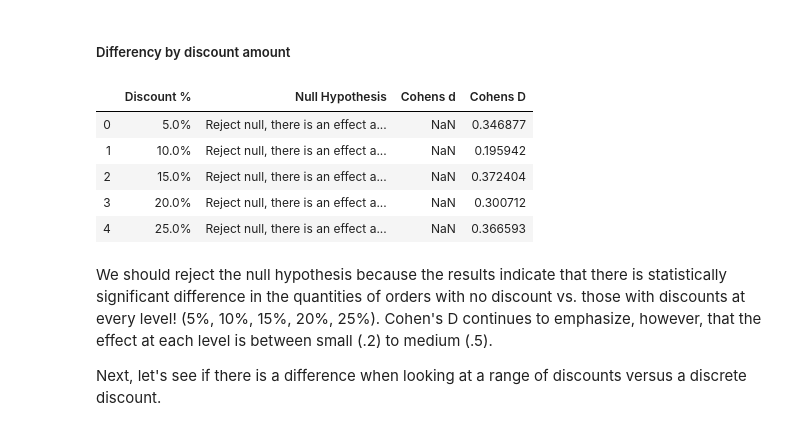
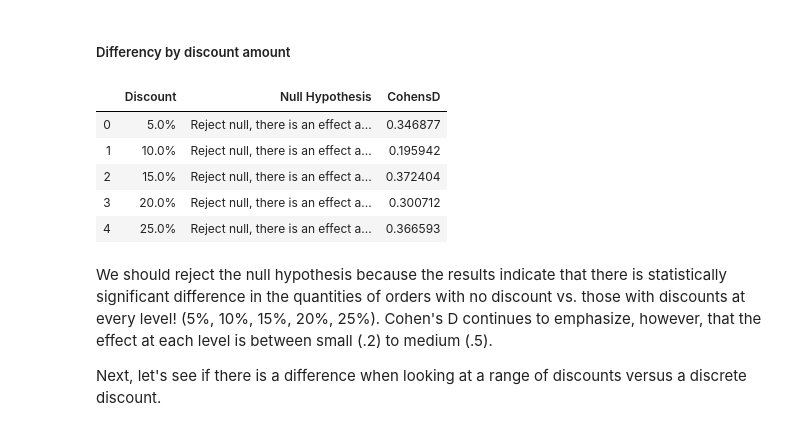
Before and after one commit to melisabardhi/Project2, a Jupyter notebook: Project 2.ipynb, the cells around one changed output. Drawn from its saved outputs; the diff is of its cells as text; code cells hidden in the pictures.

```diff
--- a/Project 2.ipynb
+++ b/Project 2.ipynb
@@ -700,27 +699,28 @@ A Cohen's D of .28 suggests that our effect size is small. While our results are
 ##### Differency by discount amount
 # %%
 # Create table summarizing all tests for different levels of discount
-discounts_significance_df = pd.DataFrame(columns=['Discount %','Null Hypothesis','Cohens d'], index=None)
+discounts_significance_df = pd.DataFrame(columns=['Discount','Null Hypothesis','CohensD'], index=None)
 
 # Dictate discount levels for sample
 discounts = [0.05, 0.1, 0.15, 0.2, 0.25]
 control = OrderDetail_df[OrderDetail_df['Discount']==0]['Quantity']
 
 # For loop generating hypothesis results at each discount level
 for i in discounts:
     experimental = OrderDetail_df[OrderDetail_df['Discount']==i]['Quantity']
     st, p = stats.ttest_ind(control, experimental)
     d = Cohen_d(experimental, control)
-    discounts_significance_df = discounts_significance_df.append({'Discount %': str(i*100)+'%', 'Null Hypothesis': 'Reject null, there is an effect at this level' if p < 0.5 else 'Accept null: no effect at this level', 'Cohens D' : d }, ignore_index=True)
+    discounts_significance_df = discounts_significance_df.append({'Discount': str(i*100)+'%', 'Null Hypothesis': 'Reject null, there is an effect at this level' if p < 0.5 else 'Accept null: no effect at this level', 'CohensD' : d }, ignore_index=True)
+
 
 discounts_significance_df
 # %% [output]
-|  | Discount % | Null Hypothesis | Cohens d | Cohens D |
-| 0 | 5.0% | Reject null, there is an effect a... | NaN | 0.346877 |
-| 1 | 10.0% | Reject null, there is an effect a... | NaN | 0.195942 |
-| 2 | 15.0% | Reject null, there is an effect a... | NaN | 0.372404 |
-| 3 | 20.0% | Reject null, there is an effect a... | NaN | 0.300712 |
-| 4 | 25.0% | Reject null, there is an effect a... | NaN | 0.366593 |
+|  | Discount | Null Hypothesis | CohensD |
+| 0 | 5.0% | Reject null, there is an effect a... | 0.346877 |
+| 1 | 10.0% | Reject null, there is an effect a... | 0.195942 |
+| 2 | 15.0% | Reject null, there is an effect a... | 0.372404 |
+| 3 | 20.0% | Reject null, there is an effect a... | 0.300712 |
+| 4 | 25.0% | Reject null, there is an effect a... | 0.366593 |
 # %% [markdown]
 We should reject the null hypothesis because the results indicate that there is statistically significant difference in the quantities of orders with no discount vs. those with discounts at every level! (5%, 10%, 15%, 20%, 25%). Cohen's D continues to emphasize, however, that the effect at each level is between small (.2) to medium (.5).
 
```
Also changed, not shown: parts of 41 cells of this notebook.
